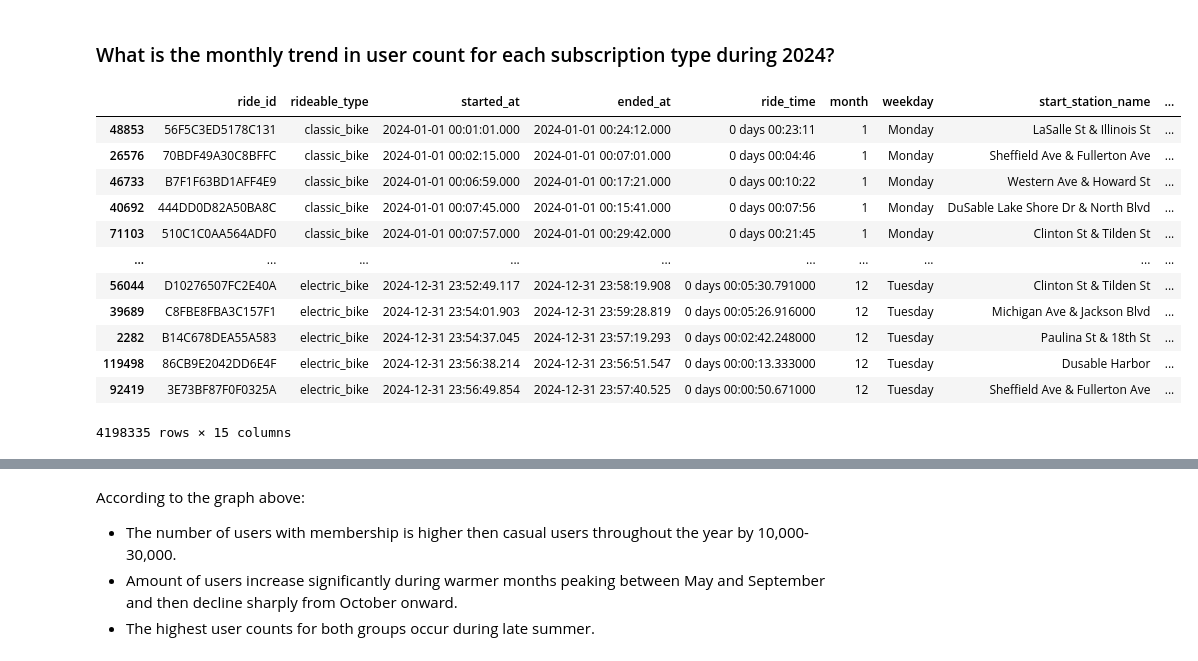
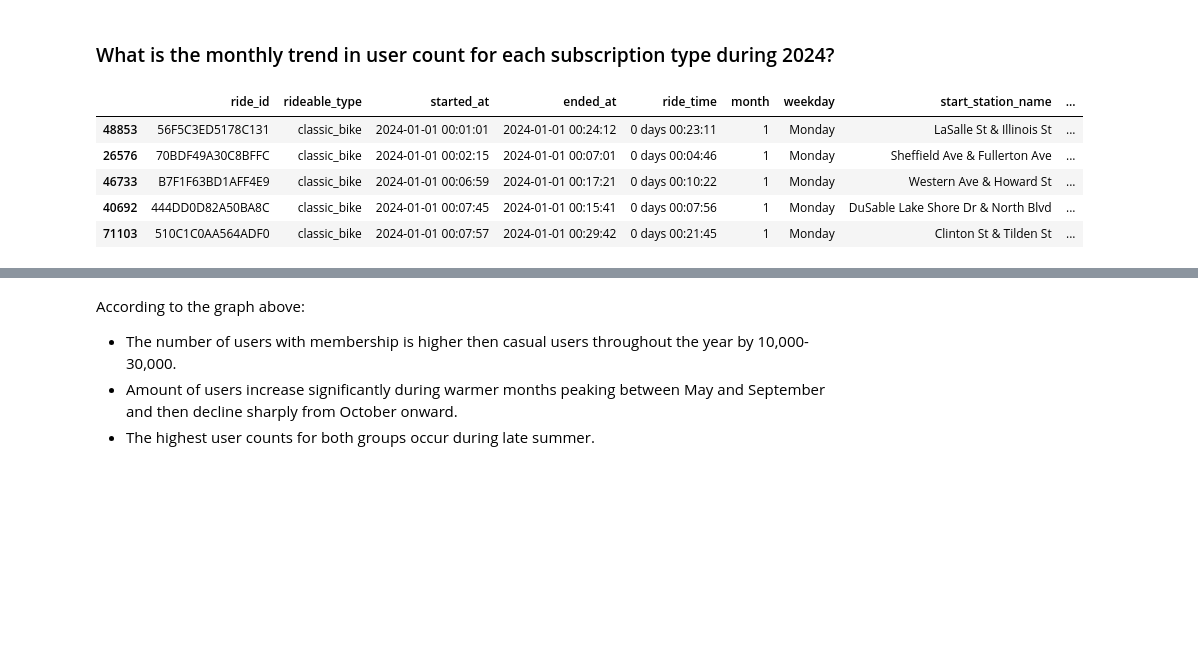
Before and after one commit to yakubszatkowski/Google-Data-Analytics-Project, a Jupyter notebook: main.ipynb, the cells around one changed output, grey strips where cells are left out. Saved outputs shown, nothing was run; the diff lists cells and outputs as text; code cells hidden in the pictures; blank space fills up the shorter version.

```diff
--- a/main.ipynb
+++ b/main.ipynb
@@ -511,21 +467,14 @@ weekday_count_bar.show()
 ### What is the monthly trend in user count for each subscription type during 2024?
 # %%
 analysis_df['week_start'] = (analysis_df['started_at'] - pd.to_timedelta(analysis_df['started_at'].dt.weekday, unit='D')).dt.date
-analysis_df
+analysis_df.head()
 # %% [output]
 |  | ride_id | rideable_type | started_at | ended_at | ride_time | month | weekday | start_station_name | ... |
-| 48853 | 56F5C3ED5178C131 | classic_bike | 2024-01-01 00:01:01.000 | 2024-01-01 00:24:12.000 | 0 days 00:23:11 | 1 | Monday | LaSalle St & Illinois St | ... |
-| 26576 | 70BDF49A30C8BFFC | classic_bike | 2024-01-01 00:02:15.000 | 2024-01-01 00:07:01.000 | 0 days 00:04:46 | 1 | Monday | Sheffield Ave & Fullerton Ave | ... |
-| 46733 | B7F1F63BD1AFF4E9 | classic_bike | 2024-01-01 00:06:59.000 | 2024-01-01 00:17:21.000 | 0 days 00:10:22 | 1 | Monday | Western Ave & Howard St | ... |
-| 40692 | 444DD0D82A50BA8C | classic_bike | 2024-01-01 00:07:45.000 | 2024-01-01 00:15:41.000 | 0 days 00:07:56 | 1 | Monday | DuSable Lake Shore Dr & North Blvd | ... |
-| 71103 | 510C1C0AA564ADF0 | classic_bike | 2024-01-01 00:07:57.000 | 2024-01-01 00:29:42.000 | 0 days 00:21:45 | 1 | Monday | Clinton St & Tilden St | ... |
-| ... | ... | ... | ... | ... | ... | ... | ... | ... | ... |
-| 56044 | D10276507FC2E40A | electric_bike | 2024-12-31 23:52:49.117 | 2024-12-31 23:58:19.908 | 0 days 00:05:30.791000 | 12 | Tuesday | Clinton St & Tilden St | ... |
-| 39689 | C8FBE8FBA3C157F1 | electric_bike | 2024-12-31 23:54:01.903 | 2024-12-31 23:59:28.819 | 0 days 00:05:26.916000 | 12 | Tuesday | Michigan Ave & Jackson Blvd | ... |
-| 2282 | B14C678DEA55A583 | electric_bike | 2024-12-31 23:54:37.045 | 2024-12-31 23:57:19.293 | 0 days 00:02:42.248000 | 12 | Tuesday | Paulina St & 18th St | ... |
-| 119498 | 86CB9E2042DD6E4F | electric_bike | 2024-12-31 23:56:38.214 | 2024-12-31 23:56:51.547 | 0 days 00:00:13.333000 | 12 | Tuesday | Dusable Harbor | ... |
-| 92419 | 3E73BF87F0F0325A | electric_bike | 2024-12-31 23:56:49.854 | 2024-12-31 23:57:40.525 | 0 days 00:00:50.671000 | 12 | Tuesday | Sheffield Ave & Fullerton Ave | ... |
+| 48853 | 56F5C3ED5178C131 | classic_bike | 2024-01-01 00:01:01 | 2024-01-01 00:24:12 | 0 days 00:23:11 | 1 | Monday | LaSalle St & Illinois St | ... |
+| 26576 | 70BDF49A30C8BFFC | classic_bike | 2024-01-01 00:02:15 | 2024-01-01 00:07:01 | 0 days 00:04:46 | 1 | Monday | Sheffield Ave & Fullerton Ave | ... |
+| 46733 | B7F1F63BD1AFF4E9 | classic_bike | 2024-01-01 00:06:59 | 2024-01-01 00:17:21 | 0 days 00:10:22 | 1 | Monday | Western Ave & Howard St | ... |
+| 40692 | 444DD0D82A50BA8C | classic_bike | 2024-01-01 00:07:45 | 2024-01-01 00:15:41 | 0 days 00:07:56 | 1 | Monday | DuSable Lake Shore Dr & North Blvd | ... |
+| 71103 | 510C1C0AA564ADF0 | classic_bike | 2024-01-01 00:07:57 | 2024-01-01 00:29:42 | 0 days 00:21:45 | 1 | Monday | Clinton St & Tilden St | ... |
-4198335 rows × 15 columns
 # %%
 member_year_count_df = (
     analysis_df
```
Also changed, not shown: parts of 20 cells of this notebook.
